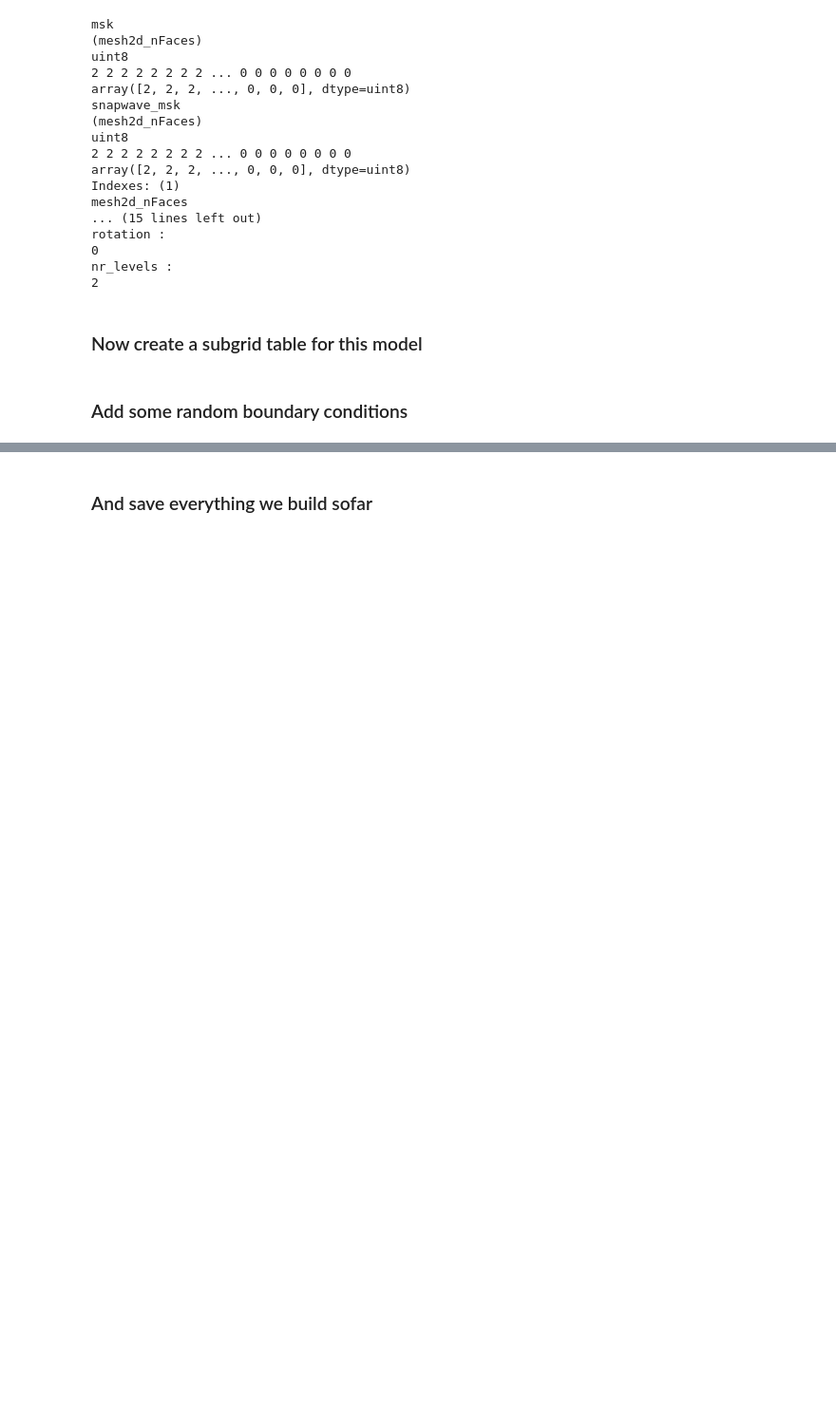
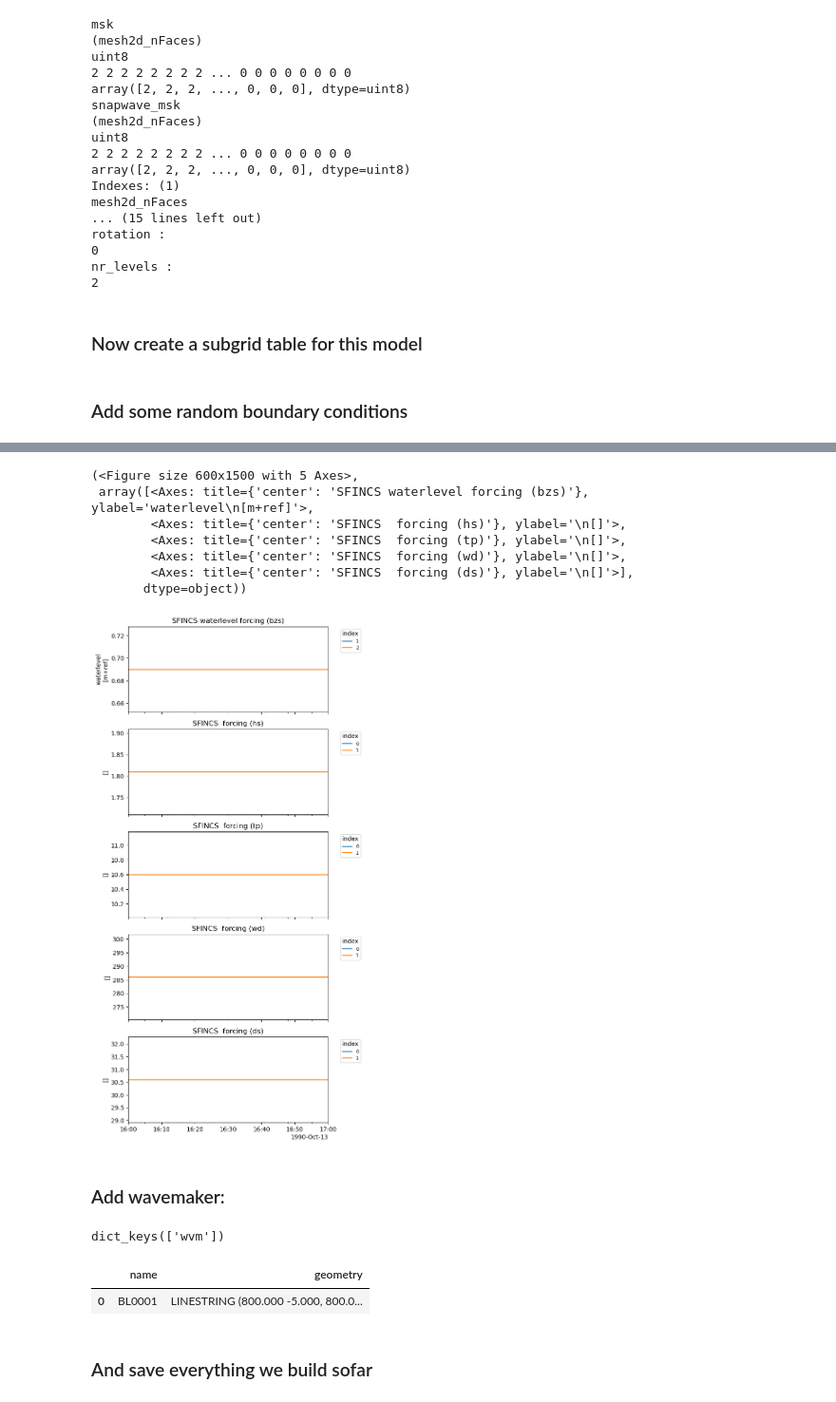
Before and after one commit to Deltares/hydromt_sfincs, a Jupyter notebook: examples/make_Duck_hydromt.ipynb, the cells around one changed output, grey strips where cells are left out. Shown at 95% size. Cells and saved outputs as stored; diff of their text form; code cells hidden in the pictures; blank space fills up the shorter version.

```diff
--- a/examples/make_Duck_hydromt.ipynb
+++ b/examples/make_Duck_hydromt.ipynb
@@ -23,5 +23,5 @@ HydroMT version: 0.9.4
 #### Continue with building a QuadTree model
 # %%
 logger = setuplog("sfincs_duck_hydromt", log_level=10)
-sf_qt = SfincsModel(data_libs=["deltares_data"], root="test_duck", mode="w+", logger=logger)
+sf_qt = SfincsModel(data_libs=["deltares_data"], root="test_duck3", mode="w+", logger=logger)
 # %% [output]
@@ -306,3 +327,27 @@ sf_qt.setup_waterlevel_forcing(timeseries=bzspd, locations=bnd)
+# %%
+sf_qt.plot_forcing()
+# %% [output]
+(<Figure size 600x1500 with 5 Axes>,
+ array([<Axes: title={'center': 'SFINCS waterlevel forcing (bzs)'}, ylabel='waterlevel\n[m+ref]'>,
+        <Axes: title={'center': 'SFINCS  forcing (hs)'}, ylabel='\n[]'>,
+        <Axes: title={'center': 'SFINCS  forcing (tp)'}, ylabel='\n[]'>,
+        <Axes: title={'center': 'SFINCS  forcing (wd)'}, ylabel='\n[]'>,
+        <Axes: title={'center': 'SFINCS  forcing (ds)'}, ylabel='\n[]'>],
+       dtype=object))
+[figure, added]
+# %% [markdown]
+### Add wavemaker:
+# %%
+wvm = sf_qt.setup_wavemaker(wavemaker="input_duck//wavemaker.pol", merge=False)
+
+sf_qt.geoms.keys()
+# %% [output]
+dict_keys(['wvm'])
+# %%
+sf_qt.geoms['wvm']
+# %% [output]
+|  | name | geometry |
+| 0 | BL0001 | LINESTRING (800.000 -5.000, 800.0... |
 # %% [markdown]
 ### And save everything we build sofar
 # %%
```
Also changed, not shown: parts of 26 cells of this notebook, 2 other files.
